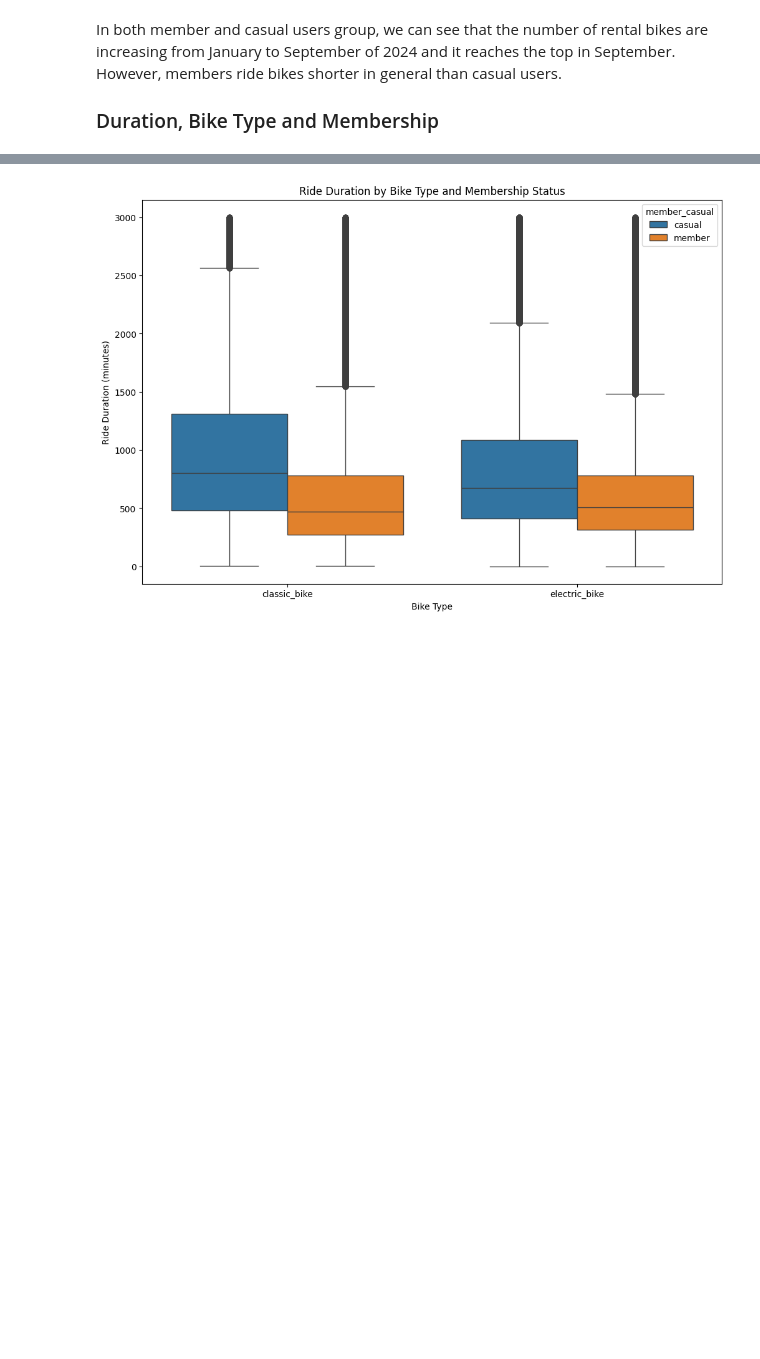
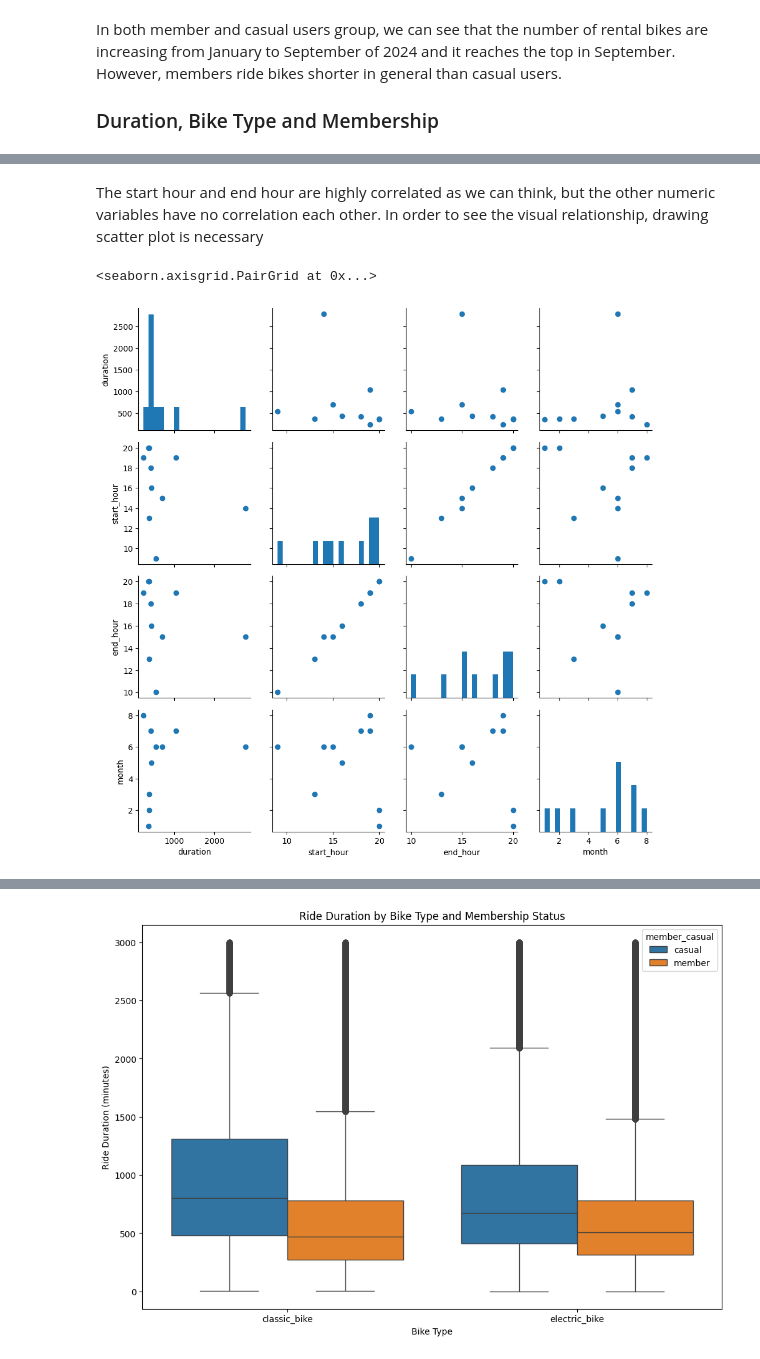
Before and after one commit to namvh145/final-project-nano-degree, a Jupyter notebook: Part_I_exploration_template.ipynb, the cells around one changed output, grey strips where cells are left out. Drawn from its saved outputs; the diff is of its cells as text; code cells hidden in the pictures; blank space fills up the shorter version.

Commit message:
add data

```diff
--- a/Part_I_exploration_template.ipynb
+++ b/Part_I_exploration_template.ipynb
@@ -601,0 +609,13 @@ In both member and casual users group, we can see that the number of rental bike
+# %% [markdown]
+The start hour and end hour are highly correlated as we can think, but the other numeric variables have no correlation each other. In order to see the visual relationship, drawing scatter plot is necessary
+# %%
+# Correlation scatter plot between numeric variables
+sample = np.random.choice(bike_rental.shape[0], 10, replace = False)
+bike_samples = bike_rental.loc[sample,:]
+
+g = sns.PairGrid(data = bike_samples, vars = numeric_vars)
+g = g.map_diag(plt.hist, bins = 20)
+g.map_offdiag(plt.scatter)
+# %% [output]
+<seaborn.axisgrid.PairGrid at 0x...>
+[figure, added]
```
Also changed, not shown: parts of 12 cells of this notebook, 3 other files.
